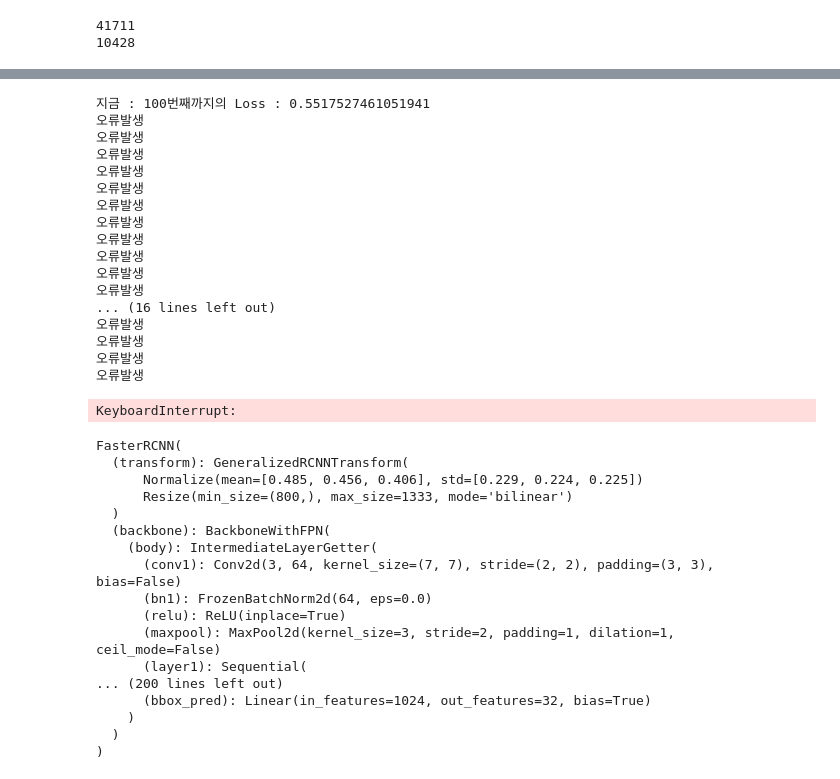
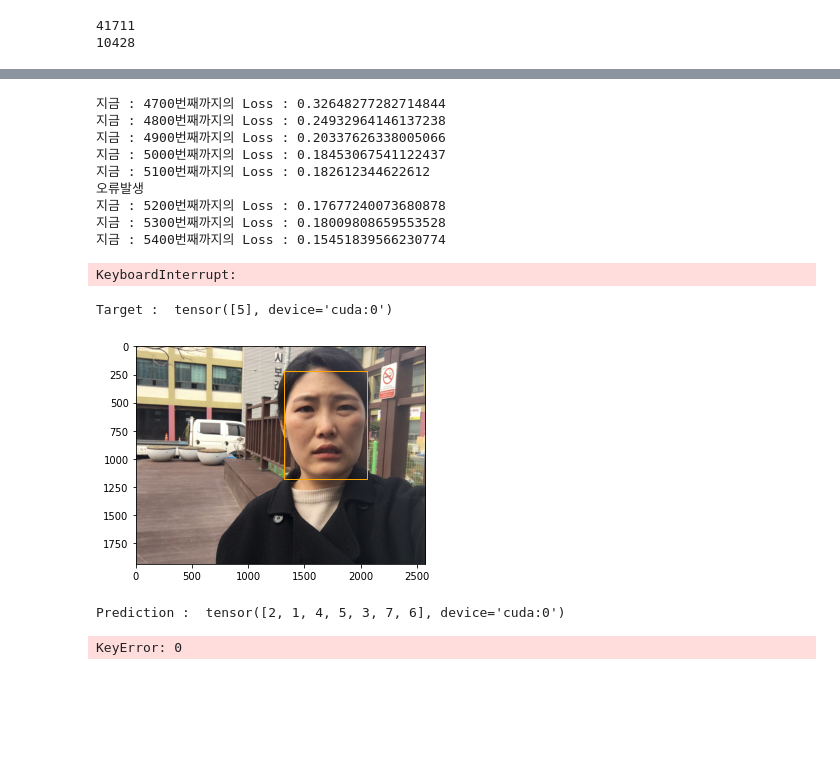
Before and after one commit to BaegHaYan/VISION, a Jupyter notebook: BaegHaYan_Faster_Rcnn.ipynb, the cells around one changed output, grey strips where cells are left out. Cells and saved outputs as stored; diff of their text form; code cells hidden in the pictures; blank space fills up the shorter version.

```diff
--- a/BaegHaYan_Faster_Rcnn.ipynb
+++ b/BaegHaYan_Faster_Rcnn.ipynb
@@ -260,7 +226,7 @@ for epoch in range(num_epochs):
     start_time = time.time()
     model.train()
     i = 0
-    j = 0
+    j = 4600
     epoch_loss = 0
     for imgs, labels in train_data_loader:
         try:
@@ -283,7 +249,8 @@ for epoch in range(num_epochs):
                 print(f'지금 : {j}번째까지의 Loss : {epoch_loss / i}')
                 epoch_loss = 0
                 i = 0
-            if j == 3000:
+            if j == 10000:
+                torch.save(model.state_dict(), 'model_weights5000.pth')
                 break
 
         except Exception as e:
@@ -293,44 +260,18 @@ for epoch in range(num_epochs):
     print('--------------------------------------------------------------')
     print(f'epoch : {epoch+1}, Loss : {epoch_loss}, time : {time.time() - start_time}')
 # %% [output]
-지금 : 100번째까지의 Loss : 0.5517527461051941
+지금 : 4700번째까지의 Loss : 0.32648277282714844
+지금 : 4800번째까지의 Loss : 0.24932964146137238
+지금 : 4900번째까지의 Loss : 0.20337626338005066
+지금 : 5000번째까지의 Loss : 0.18453067541122437
+지금 : 5100번째까지의 Loss : 0.182612344622612
 오류발생
-오류발생
-오류발생
-오류발생
-오류발생
-오류발생
-오류발생
-오류발생
-오류발생
-오류발생
-오류발생
-... (16 lines left out)
-오류발생
-오류발생
-오류발생
-오류발생
+지금 : 5200번째까지의 Loss : 0.17677240073680878
+지금 : 5300번째까지의 Loss : 0.18009808659553528
+지금 : 5400번째까지의 Loss : 0.15451839566230774
 KeyboardInterrupt:
 # %%
-model.eval()
+torch.save(model.state_dict(), 'model_weights1.pth')
-# %% [output]
-FasterRCNN(
-  (transform): GeneralizedRCNNTransform(
-      Normalize(mean=[0.485, 0.456, 0.406], std=[0.229, 0.224, 0.225])
-      Resize(min_size=(800,), max_size=1333, mode='bilinear')
-  )
-  (backbone): BackboneWithFPN(
-    (body): IntermediateLayerGetter(
-      (conv1): Conv2d(3, 64, kernel_size=(7, 7), stride=(2, 2), padding=(3, 3), bias=False)
-      (bn1): FrozenBatchNorm2d(64, eps=0.0)
-      (relu): ReLU(inplace=True)
-      (maxpool): MaxPool2d(kernel_size=3, stride=2, padding=1, dilation=1, ceil_mode=False)
-      (layer1): Sequential(
-... (200 lines left out)
-      (bbox_pred): Linear(in_features=1024, out_features=32, bias=True)
-    )
-  )
-)
 # %%
 def make_prediction(model, img, threshold):
 
@@ -349,12 +290,23 @@ def make_prediction(model, img, threshold):
     return preds
 # %%
 # 테스트셋 배치사이즈= 2
-for imgs, annotations in test_data_loader:
+i = 0
+model.eval()
+for imgs, labels in test_data_loader:
+    annotations = [{k: v.to(device) for k, v in t.items()} for t in labels]
     imgs = list(img.to(device) for img in imgs)
+    preds = model(imgs)
 
-    pred = make_prediction(model, imgs, 0.7)
 
-    break
+    print("Target : ", annotations[i]['labels'])
+    plot_image_from_output(imgs[i], annotations[i])
+    print("Prediction : ", preds[i]['labels'])
+    plot_image_from_output(imgs[i], preds[i])
+# %% [output]
+Target :  tensor([5], device='cuda:0')
+[figure, added]
+Prediction :  tensor([2, 1, 4, 5, 3, 7, 6], device='cuda:0')
+KeyError: 0
 # %%
 _idx = 1
 print("Target : ", annotations[_idx]['labels'])
```
Also changed, not shown: parts of 7 cells of this notebook.
